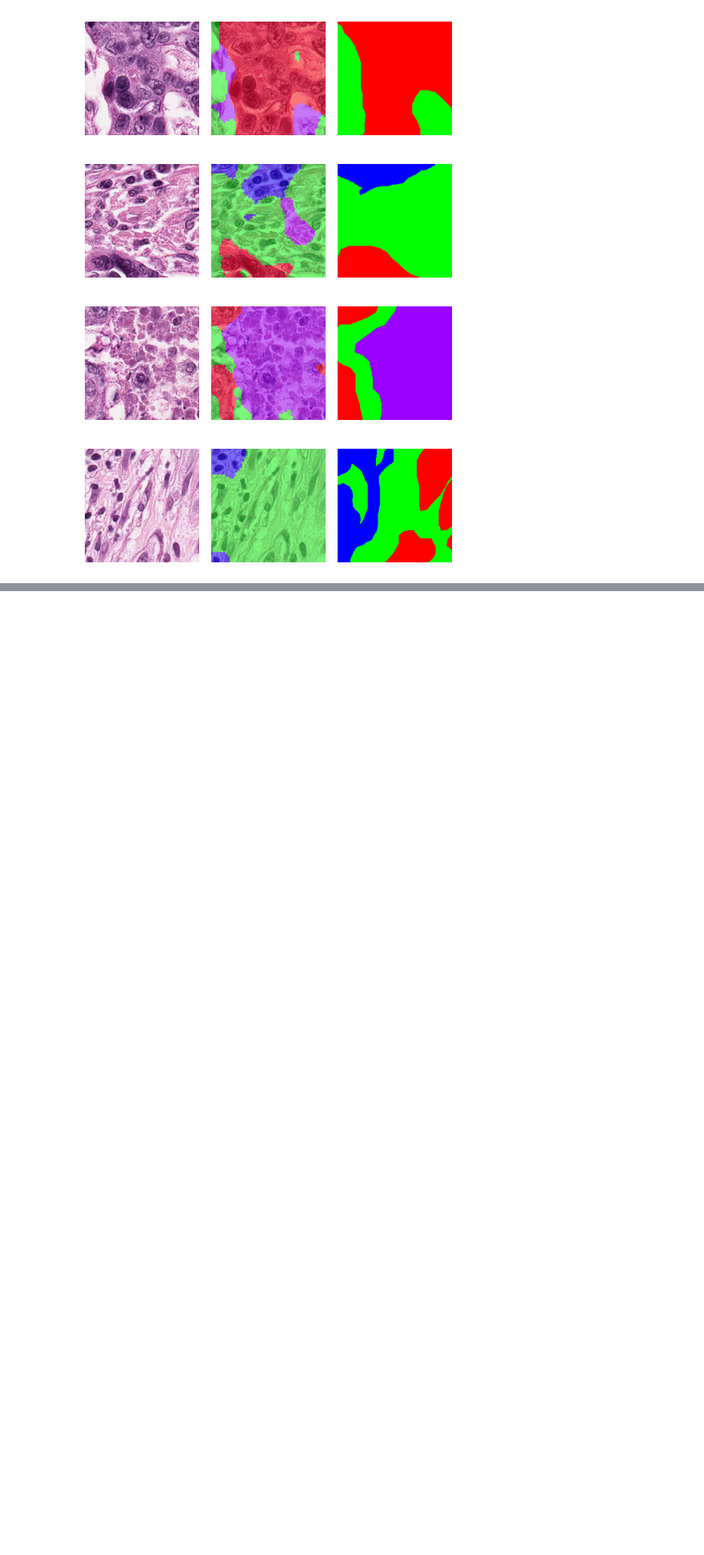
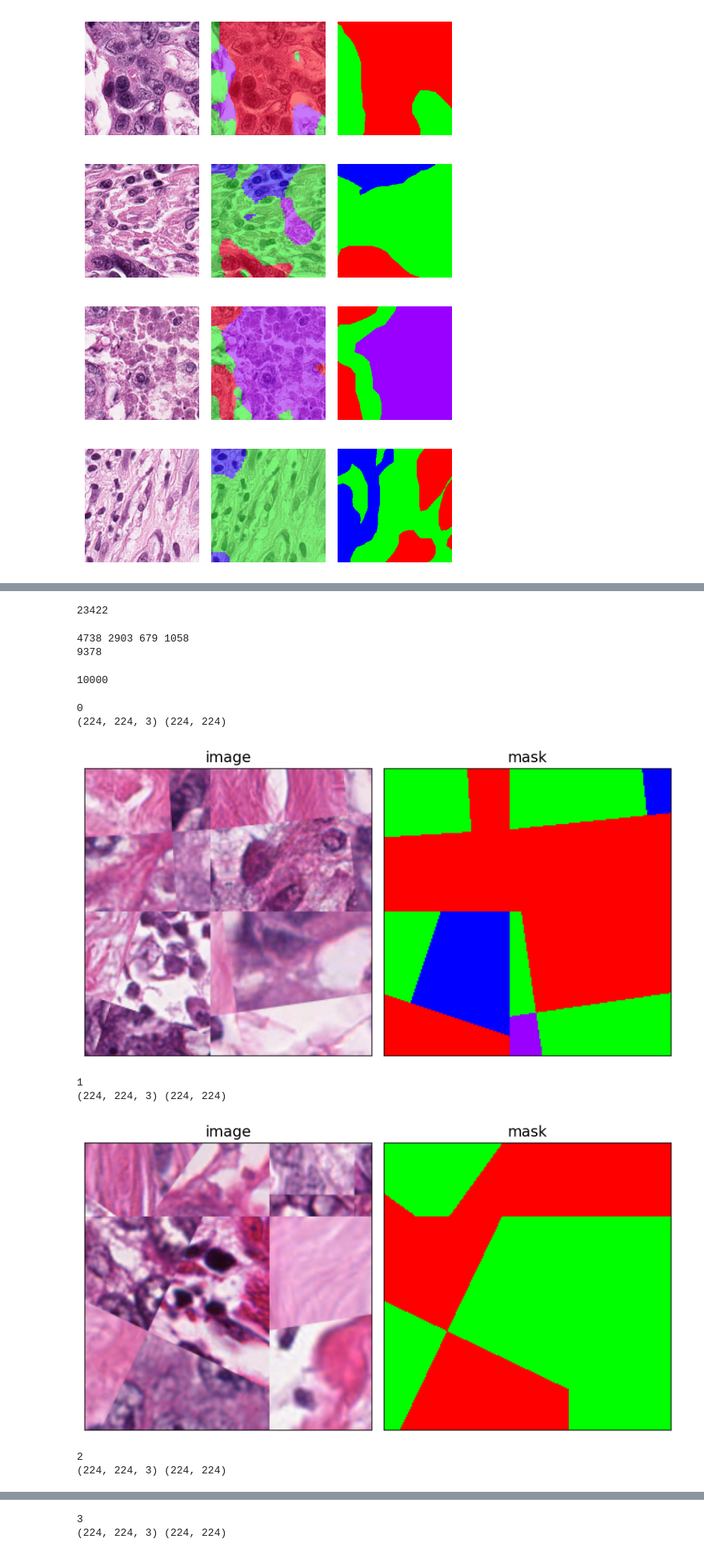
Before and after one commit to Terry01001/twostage, a Jupyter notebook: vis1.ipynb, the cells around one changed output, grey strips where cells are left out. Shown at 80% size. Cells and saved outputs as stored; diff of their text form; code cells hidden in the pictures; blank space fills up the shorter version.

```diff
--- a/vis1.ipynb
+++ b/vis1.ipynb
@@ -178,7 +178,7 @@ for image_path, gt_path in zip(image_paths, gt_paths):
 [figure]
 # %%
 import os
-dataset = 'LUAD-HistoSeg'
+dataset = 'BCSS-WSSS'
 root = f'data/{dataset}/training'
 data = sorted(os.listdir(root)) # name
 
@@ -257,0 +301,12 @@ def create_data(train_data):
+# %%
+def get_patch_label(file):
+    # [a: Tumor epithelial (TE), b: Necrosis (NEC), c: Lymphocyte (LYM), d: Tumor-associated stroma (TAS)] LUAD
+    # Tumor (TUM), Stroma (STR), Lymphocytic infiltrate (LYM) and Necrosis (NEC) BCSS
+    if isinstance(file, Path):
+        file = str(file)
+    fname = file[:-4]
+    label_str = fname.split(']')[0].split('[')[-1]
+    # print(label_str[0])
+    # label = [int(label_str[0]),int(label_str[2]),int(label_str[4]),int(label_str[6])]
+    label = [int(label_str[0]),int(label_str[1]),int(label_str[2]),int(label_str[3])]
+    return label
@@ -257,0 +396,6 @@ def create_data(train_data):
+# %%
+train_image_dir = Path('data/BCSS-WSSS/training/')
+train_image_list = sorted(list(train_image_dir.glob('*.png')))
+len(train_image_list)
+# %% [output]
+23422
@@ -257,0 +436,6 @@ def create_data(train_data):
+# %%
+print(only_tum_num, only_str_num, only_lym_num, only_nec_num)
+print(single_type_num)
+# %% [output]
+4738 2903 679 1058
+9378
@@ -257,0 +580,34 @@ def create_data(train_data):
+# %%
+# from argparse import Namespace
+from torch.utils.data import DataLoader
+# args = Namespace()
+train_dir = "./data/BCSS-WSSS/training"
+
+# set to 2 and 112 for better performance
+patch_num = 2
+patch_size = 112
+dataset = CropAndConcatDataset(train_dir, patch_num=patch_num, patch_size=patch_size, size=10000)
+dataloader = DataLoader(dataset, batch_size=16, num_workers=8)
+
+len(dataset)
+# %% [output]
+10000
+# %%
+ct = 0
+for i, (image, mask) in enumerate(dataset):
+    if ct < 4:
+        print(i)
+        print(image.shape, mask.shape)
+        visualize(image=image, mask=mask)
+        ct += 1
+    else:
+        break
+# %% [output]
+0
+(224, 224, 3) (224, 224)
+[figure, added]
+1
+(224, 224, 3) (224, 224)
+[figure, added]
+2
+(224, 224, 3) (224, 224)
@@ -257,0 +615,2 @@ def create_data(train_data):
+3
+(224, 224, 3) (224, 224)
```
Also changed, not shown: parts of 13 cells of this notebook, 8 other files.
